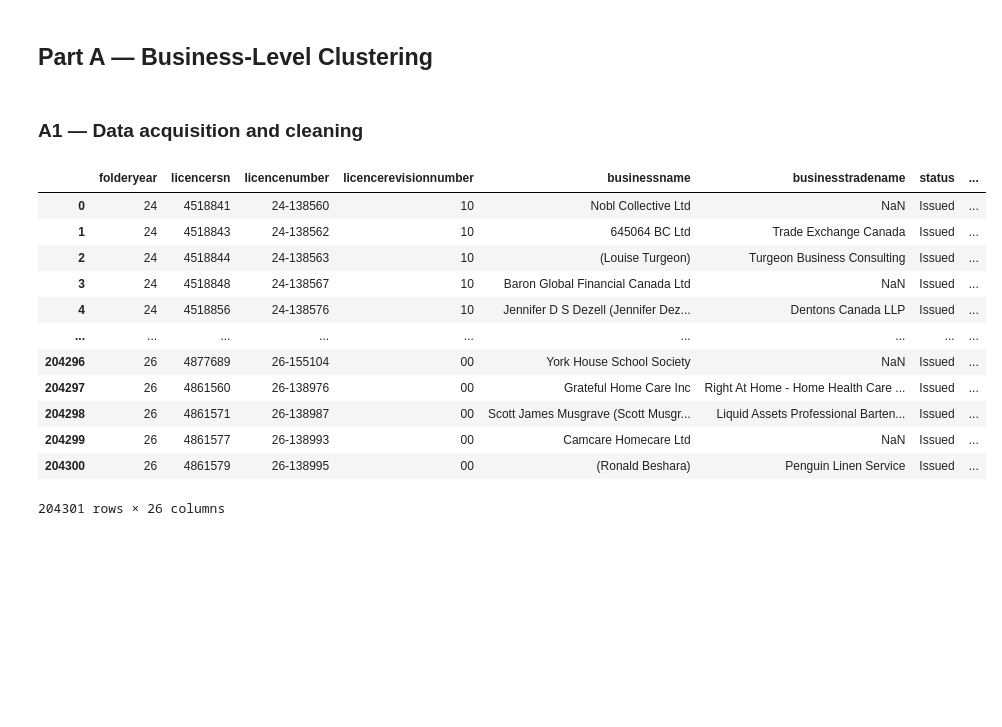
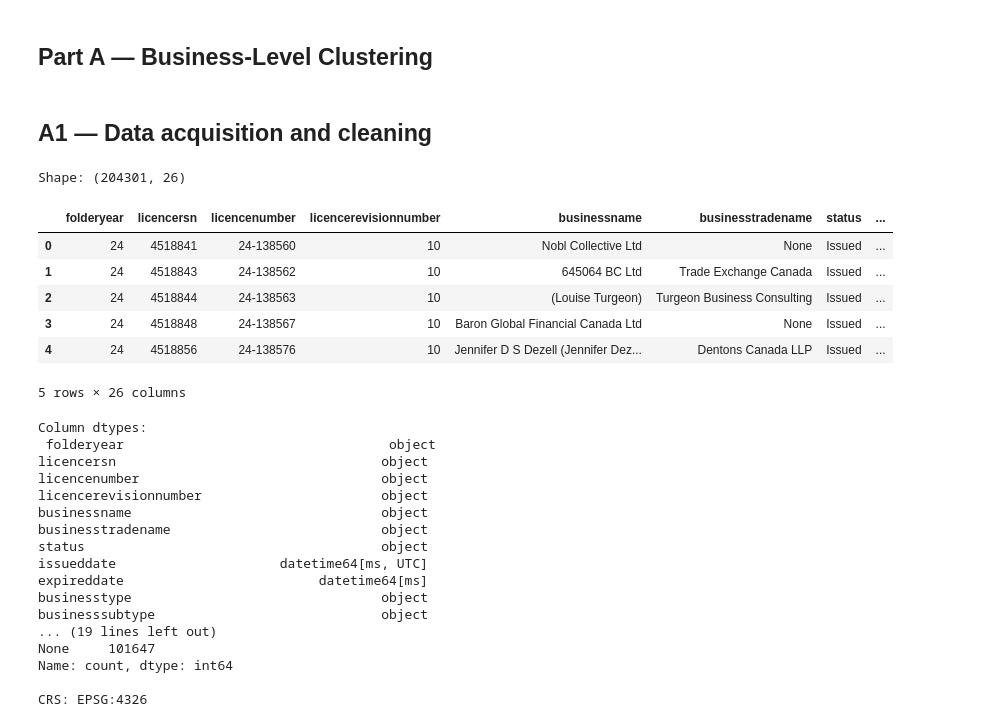
Before and after one commit to arriyan-aa/Assignment03, a Jupyter notebook: notebook.ipynb, the cells around one changed output. Drawn from its saved outputs; the diff is of its cells as text; code cells hidden in the pictures; blank space fills up the shorter version.

```diff
--- a/notebook.ipynb
+++ b/notebook.ipynb
@@ -12,21 +13,41 @@ from sklearn.decomposition import PCA
 # %% [markdown]
 ## Part A — Business-Level Clustering
 # %% [markdown]
-### A1 — Data acquisition and cleaning
+## A1 — Data acquisition and cleaning
 # %%
-gjs = gpd.read_file("dataset/business-licences.geojson")
-display(gjs)
+# load geojson file
+data = gpd.read_file("business-licences.geojson")
+print(f"Shape: {data.shape}")
+data.head()
 # %% [output]
+Shape: (204301, 26)
 |  | folderyear | licencersn | licencenumber | licencerevisionnumber | businessname | businesstradename | status | ... |
-| 0 | 24 | 4518841 | 24-138560 | 10 | Nobl Collective Ltd | NaN | Issued | ... |
+| 0 | 24 | 4518841 | 24-138560 | 10 | Nobl Collective Ltd | None | Issued | ... |
 | 1 | 24 | 4518843 | 24-138562 | 10 | 645064 BC Ltd | Trade Exchange Canada | Issued | ... |
 | 2 | 24 | 4518844 | 24-138563 | 10 | (Louise Turgeon) | Turgeon Business Consulting | Issued | ... |
-| 3 | 24 | 4518848 | 24-138567 | 10 | Baron Global Financial Canada Ltd | NaN | Issued | ... |
+| 3 | 24 | 4518848 | 24-138567 | 10 | Baron Global Financial Canada Ltd | None | Issued | ... |
 | 4 | 24 | 4518856 | 24-138576 | 10 | Jennifer D S Dezell (Jennifer Dez... | Dentons Canada LLP | Issued | ... |
-| ... | ... | ... | ... | ... | ... | ... | ... | ... |
-| 204296 | 26 | 4877689 | 26-155104 | 00 | York House School Society | NaN | Issued | ... |
-| 204297 | 26 | 4861560 | 26-138976 | 00 | Grateful Home Care Inc | Right At Home - Home Health Care ... | Issued | ... |
-| 204298 | 26 | 4861571 | 26-138987 | 00 | Scott James Musgrave (Scott Musgr... | Liquid Assets Professional Barten... | Issued | ... |
-| 204299 | 26 | 4861577 | 26-138993 | 00 | Camcare Homecare Ltd | NaN | Issued | ... |
-| 204300 | 26 | 4861579 | 26-138995 | 00 | (Ronald Beshara) | Penguin Linen Service | Issued | ... |
-204301 rows × 26 columns
+5 rows × 26 columns
+# %%
+# inspect structure
+print("Column dtypes:\n", data.dtypes)
+print("\nGeometry types:\n", data.geometry.type.value_counts(dropna=False))
+print("\nCRS:", data.crs)
+# %% [output]
+Column dtypes:
+ folderyear                                  object
+licencersn                                  object
+licencenumber                               object
+licencerevisionnumber                       object
+businessname                                object
+businesstradename                           object
+status                                      object
+issueddate                     datetime64[ms, UTC]
+expireddate                         datetime64[ms]
+businesstype                                object
+businesssubtype                             object
+... (19 lines left out)
+None     101647
+Name: count, dtype: int64
+
+CRS: EPSG:4326
```
Also changed, not shown: parts of 14 cells of this notebook.
